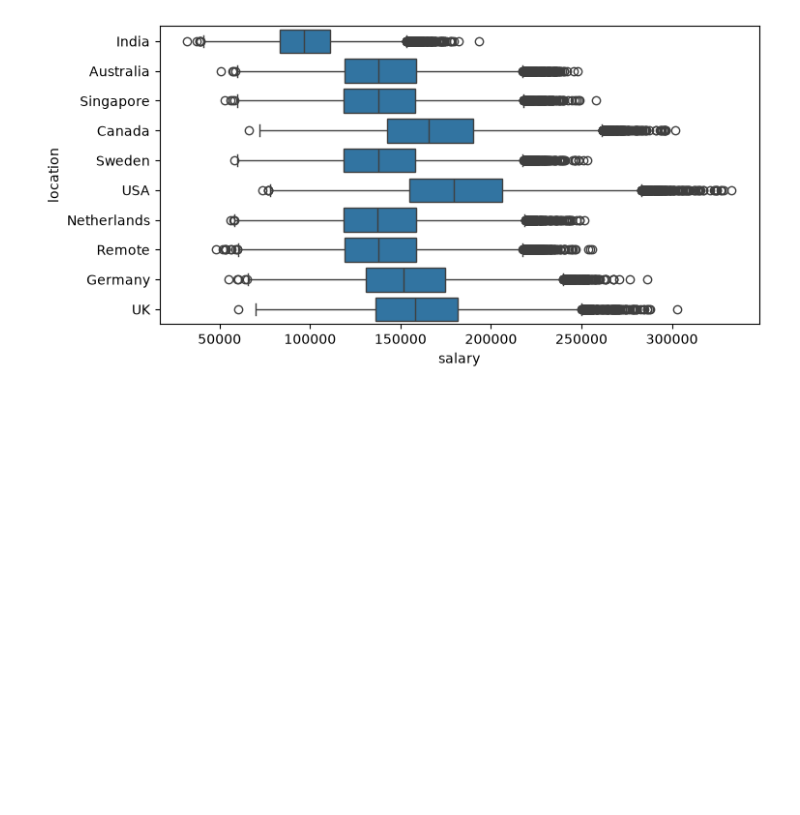
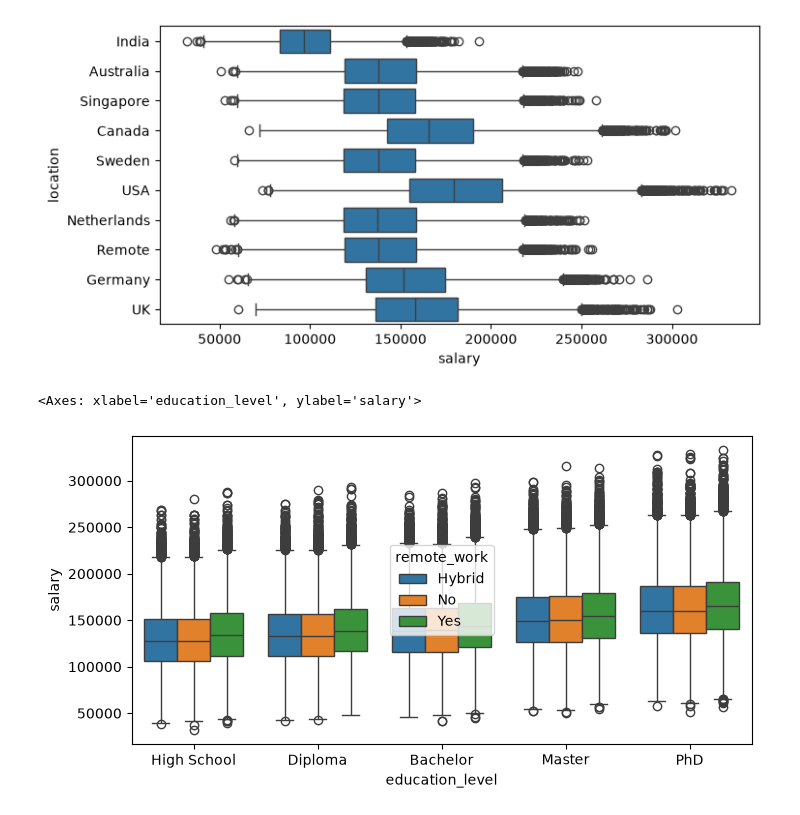
Before and after one commit to Mtalii888/Job-prediction-, a Jupyter notebook: job_dataset.ipynb, the cells around one changed output. Drawn from its saved outputs; the diff is of its cells as text; code cells hidden in the pictures; blank space fills up the shorter version.

```diff
--- a/job_dataset.ipynb
+++ b/job_dataset.ipynb
@@ -6,5 +10,5 @@ from statistics import correlation
 # %%
-job_df = pd.read_csv(r"C:\Users\ELITEX21012G2\Desktop\my projects\job salary prediction\job_salary_prediction_dataset.csv")
+job_df = pd.read_csv(r"C:\Users\ELITEX21012G2\Desktop\my projects\project\job salary prediction\data\job_salary_prediction_dataset.csv")
 job_df
 # %% [output]
 |  | job_title | experience_years | education_level | skills_count | industry | company_size | location | ... |
@@ -270,3 +294,9 @@ sns.boxplot(data=job_df,x='salary',y='location')
 # %% [output]
 <Axes: xlabel='salary', ylabel='location'>
 [figure]
+# %%
+plt.figure(figsize=(8,4))
+sns.boxplot(data=job_df,x='education_level',y='salary',hue='remote_work')
+# %% [output]
+<Axes: xlabel='education_level', ylabel='salary'>
+[figure, added]
```
Also changed, not shown: parts of 30 cells of this notebook, 3 other files.
